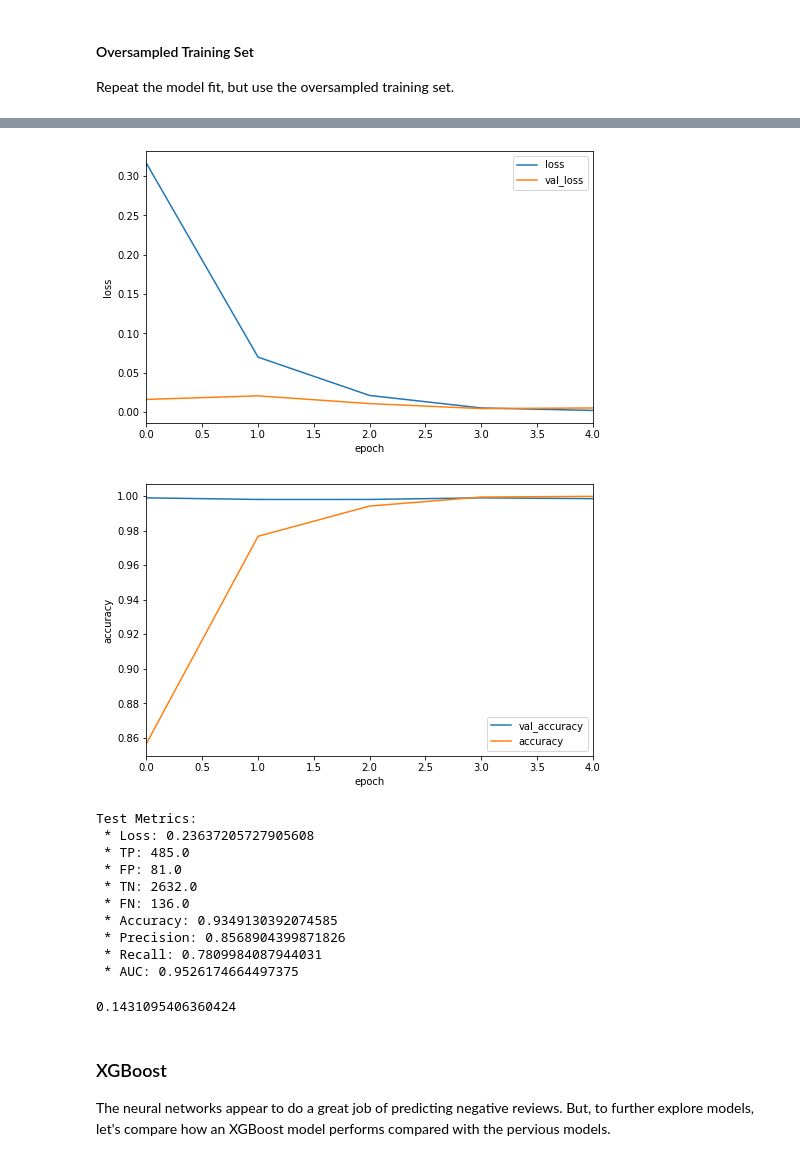
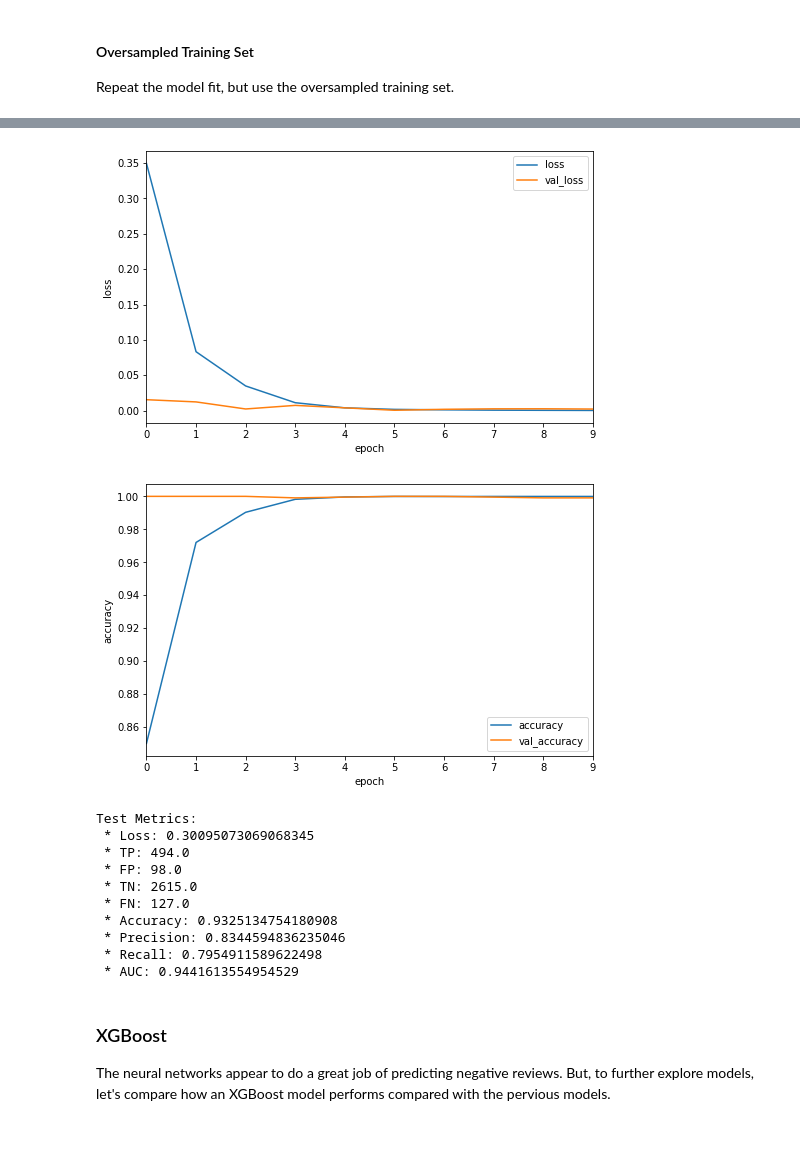
Before and after one commit to dmclark53/thinkful, a Jupyter notebook: Capstone-Projects/Final_Capstone/Achieving_Restaurant_Success/Modeling.ipynb, the cells around one changed output, grey strips where cells are left out. Cells and saved outputs as stored; diff of their text form; code cells hidden in the pictures.

```diff
--- a/Capstone-Projects/Final_Capstone/Achieving_Restaurant_Success/Modeling.ipynb
+++ b/Capstone-Projects/Final_Capstone/Achieving_Restaurant_Success/Modeling.ipynb
@@ -223,7 +223,7 @@ This simple model performed quite well. It predicted zero false positives, meani
 #### Oversampled Training Set
 Repeat the model fit, but use the oversampled training set.
 # %%
-met.set_params(con.PARAMS, 'epochs', 4)
+met.set_params(con.PARAMS, 'epochs', 10)
 # %%
 mlp_res_model = met.build_mlp_model(metrics=con.METRICS, params=con.PARAMS)
 # %% [output]
@@ -368,7 +368,7 @@ Here, I will try a simple, feed forward model using word embeddings. I will use
 met.set_params(con.PARAMS, 'vocab_size', expanded_vocab_size)
 met.set_params(con.PARAMS, 'embedding_size', 128)
 met.set_params(con.PARAMS, 'input_length', max_review_length)
-met.set_params(con.PARAMS, 'epochs', 5)
+met.set_params(con.PARAMS, 'epochs', 10)
 met.set_params(con.PARAMS, 'batch_size', 128)
 # %%
 embed_model = met.build_embedding_model(metrics=con.METRICS, params=con.PARAMS)
@@ -469,14 +469,14 @@ plt.xlabel('epoch')
 plt.ylabel('loss')
 plt.show()
 # %% [output]
-[figure, old version]
+[figure, new version]
 # %%
-df_train_history.loc[:, ['val_accuracy', 'accuracy']].plot(figsize=(8, 5))
+df_train_history.loc[:, ['accuracy', 'val_accuracy']].plot(figsize=(8, 5))
 plt.xlabel('epoch')
 plt.ylabel('accuracy')
 plt.show()
 # %% [output]
-[figure, old version]
+[figure, new version]
 # %%
 embed_test_history = embed_res_model.evaluate(X_test_padded,
                                     y_test_one_hot,
@@ -486,21 +486,17 @@ embed_test_history = embed_res_model.evaluate(X_test_padded,
 met.print_test_results(embed_res_model, embed_test_history)
 # %% [output]
 Test Metrics:
- * Loss: 0.23637205727905608
- * TP: 485.0
- * FP: 81.0
- * TN: 2632.0
- * FN: 136.0
- * Accuracy: 0.9349130392074585
- * Precision: 0.8568904399871826
- * Recall: 0.7809984087944031
- * AUC: 0.9526174664497375
+ * Loss: 0.30095073069068345
+ * TP: 494.0
+ * FP: 98.0
+ * TN: 2615.0
+ * FN: 127.0
+ * Accuracy: 0.9325134754180908
+ * Precision: 0.8344594836235046
+ * Recall: 0.7954911589622498
+ * AUC: 0.9441613554954529
 # %%
 con.PREDICTIONS['embed_res'] = embed_res_model.predict_classes(X_test_padded)
-# %%
-81 / (485 + 81)
-# %% [output]
-0.1431095406360424
 # %% [markdown]
 ### XGBoost
 The neural networks appear to do a great job of predicting negative reviews. But, to further explore models, let's compare how an XGBoost model performs compared with the pervious models.
```
Also changed, not shown: parts of 13 cells of this notebook.
